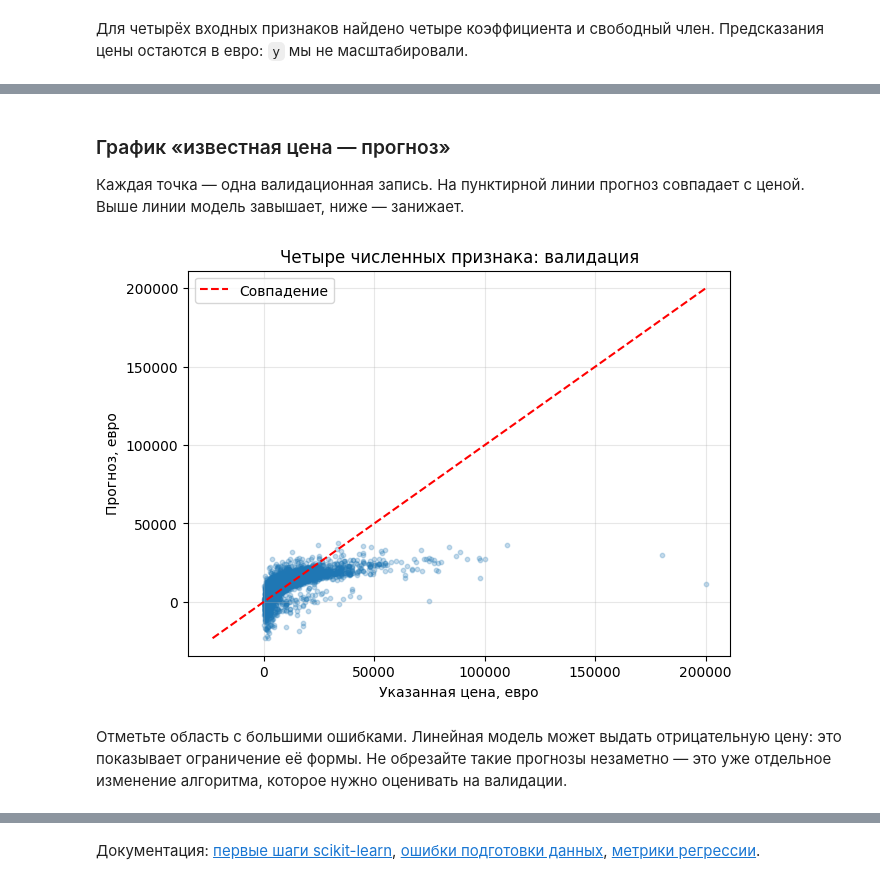
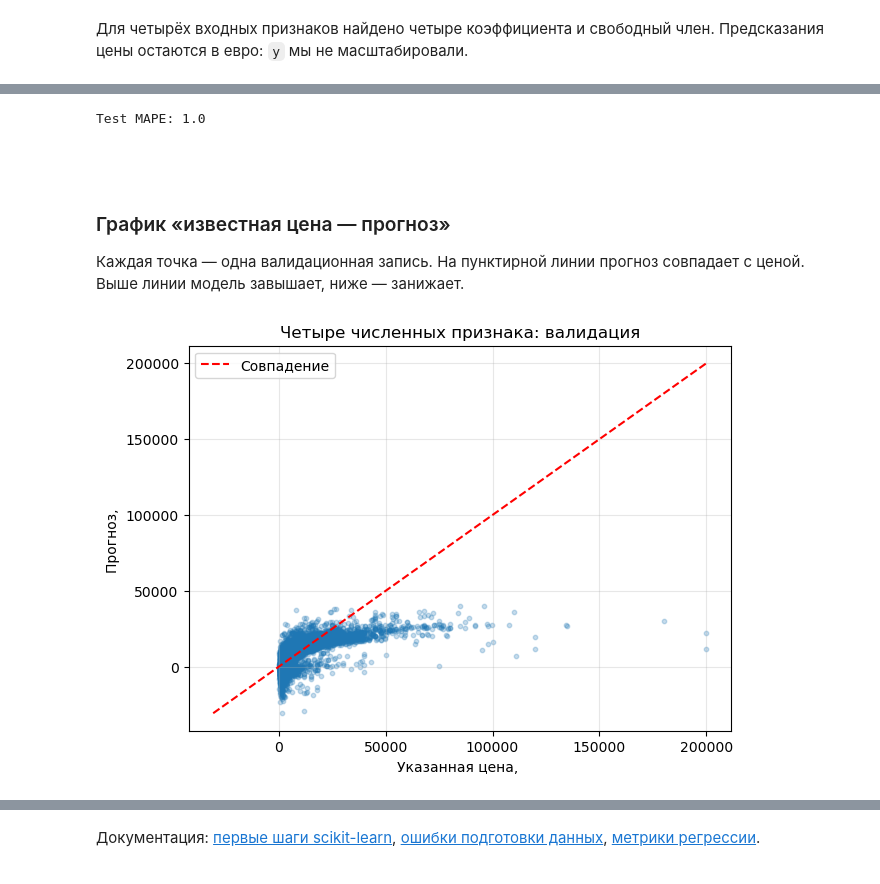
Before and after one commit to MVRonkin/BasicDataAnalysisCourse, a Jupyter notebook: Workshops/05_Sklearn_первая_модель.ipynb, the cells around one changed output, grey strips where cells are left out. Saved outputs shown, nothing was run; the diff lists cells and outputs as text; code cells hidden in the pictures.

```diff
--- a/Workshops/05_Sklearn_первая_модель.ipynb
+++ b/Workshops/05_Sklearn_первая_модель.ipynb
@@ -310,7 +262,7 @@ display(X_train_year.head(3))
 # %%
 from sklearn.linear_model import LinearRegression
 
-year_model = LinearRegression()
-year_model
+year_lr_model = LinearRegression()
+year_lr_model
 # %% [output]
 LinearRegression()
@@ -319,7 +278,7 @@ LinearRegression()
 # %% [markdown]
 ### Обучаем и смотрим параметры
 # %%
-year_model.fit(X_train_year, y_train)
+year_lr_model.fit(X_train_year, y_train)
 print('Коэффициент w:', year_model.coef_[0])
 print('Свободный член b:', year_model.intercept_)
 # %% [output]
@@ -421,10 +381,10 @@ display(pd.DataFrame({'Признак': NUMERIC_FEATURES,
 Один обученный scaler применяем к обеим частям. На валидации не вызываем `fit` повторно.
 # %%
 X_train_scaled = scaler.transform(X_train)
-X_valid_scaled = scaler.transform(X_valid)
+X_test_scaled = scaler.transform(X_test)
 
 display(pd.DataFrame(X_train_scaled, columns=NUMERIC_FEATURES, index=X_train.index).head(3))
-print('Train:', X_train_scaled.shape, 'Valid:', X_valid_scaled.shape)
+print('Train:', X_train_scaled.shape, 'Valid:', X_test_scaled.shape)
 # %% [output]
 |  | Year | Distance | Engine | km_year |
 | 22222 | -0.170514 | 0.064506 | -0.766298 | -0.300814 |
@@ -444,7 +404,7 @@ Train: (19240, 4) Valid: (6413, 4)
 # %%
 numeric_model = LinearRegression()
 numeric_model.fit(X_train_scaled, y_train)
-numeric_valid_pred = numeric_model.predict(X_valid_scaled)
+numeric_test_pred = numeric_model.predict(X_test_scaled)
 numeric_train_pred = numeric_model.predict(X_train_scaled)
 print('Число коэффициентов:', len(numeric_model.coef_))
 # %% [output]
@@ -525,19 +445,27 @@ display(valid_predictions.head(10))
+# %%
+from sklearn.metrics import mean_absolute_percentage_error
+
+test_mape = mean_absolute_percentage_error(y_test, numeric_test_pred)
+
+print(f'Test MAPE: {test_mape:.1f} ')
+# %% [output]
+Test MAPE: 1.0
+# %% [markdown]
+###
 # %% [markdown]
 ### График «известная цена — прогноз»
 
 Каждая точка — одна валидационная запись. На пунктирной линии прогноз совпадает с ценой. Выше линии модель завышает, ниже — занижает.
 # %%
 fig, ax = plt.subplots(figsize=(7, 5))
-ax.scatter(y_valid, numeric_valid_pred, s=10, alpha=0.25)
-low = min(y_valid.min(), numeric_valid_pred.min())
-high = max(y_valid.max(), numeric_valid_pred.max())
+ax.scatter(y_test, numeric_test_pred, s=10, alpha=0.25)
+low = min(y_test.min(), numeric_test_pred.min())
+high = max(y_test.max(), numeric_test_pred.max())
 ax.plot([low, high], [low, high], 'r--', label='Совпадение')
-ax.set(xlabel='Указанная цена, евро', ylabel='Прогноз, евро',
+ax.set(xlabel='Указанная цена, ', ylabel='Прогноз, ',
        title='Четыре численных признака: валидация')
 ax.legend()
 ax.grid(alpha=.3)
 plt.show()
 # %% [output]
-[figure, old version]
+[figure, new version]
-# %% [markdown]
-Отметьте область с большими ошибками. Линейная модель может выдать отрицательную цену: это показывает ограничение её формы. Не обрезайте такие прогнозы незаметно — это уже отдельное изменение алгоритма, которое нужно оценивать на валидации.
```
Also changed, not shown: parts of 59 cells of this notebook.
